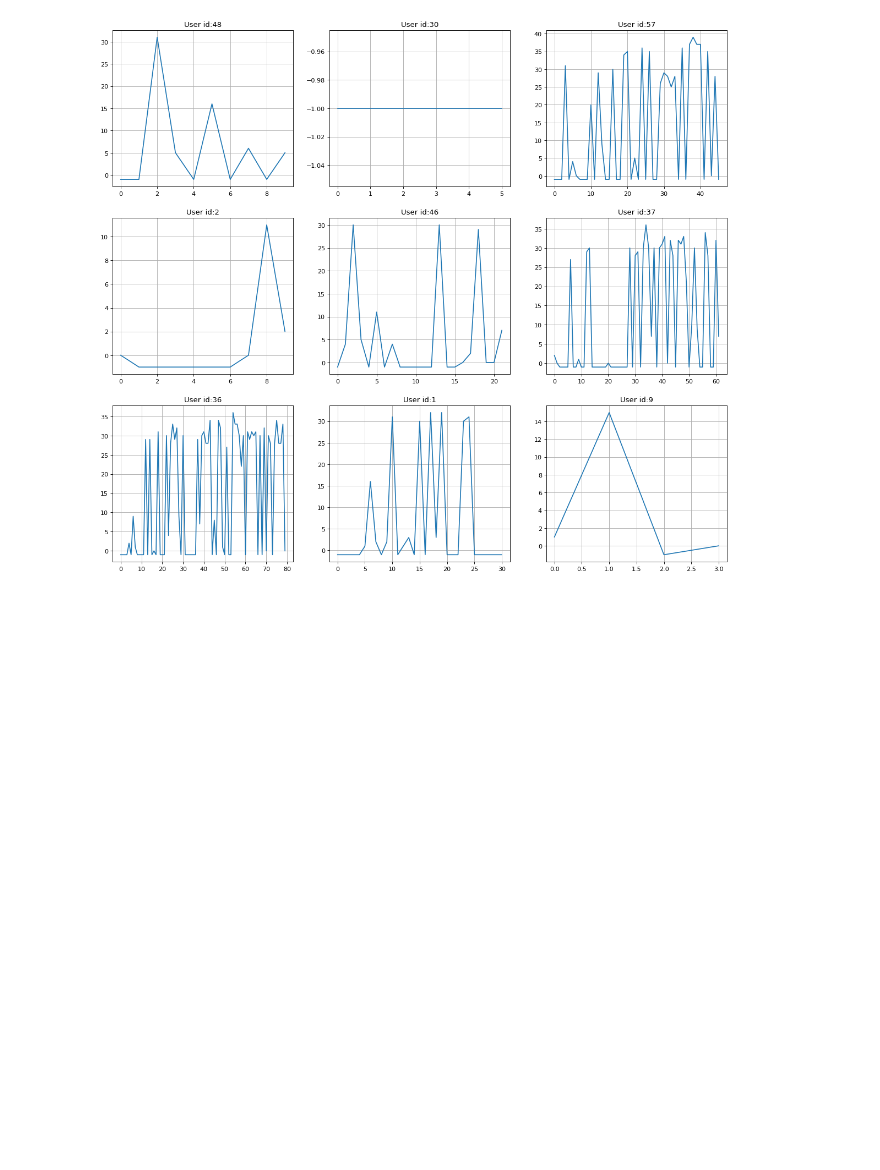
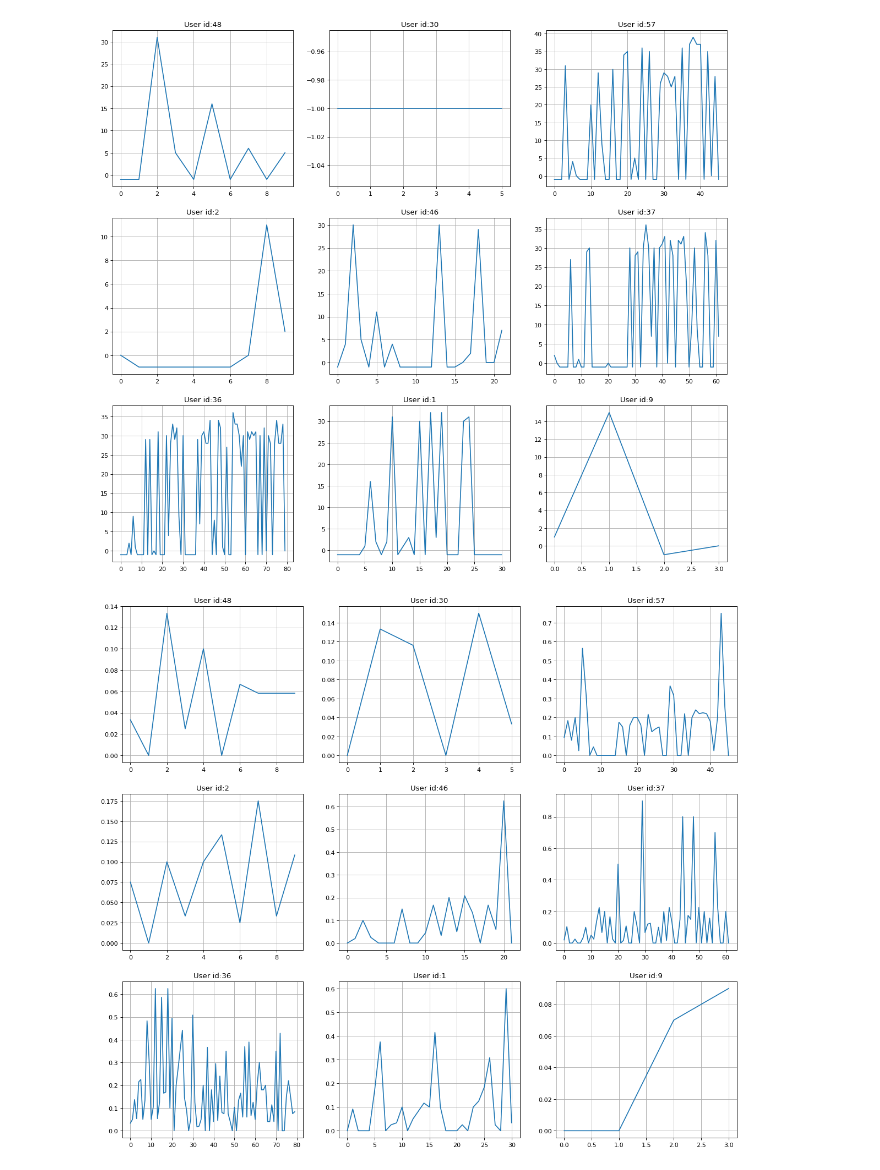
Before and after one commit to kadircet/NeVA, a Jupyter notebook: recommender/recommendation_experiments/Accuracy Testing.ipynb, the cells around one changed output. Drawn from its saved outputs; the diff is of its cells as text; code cells hidden in the pictures; blank space fills up the shorter version.

Commit message:
Perform accuracy testing for tag-similarity approach.

```diff
--- a/recommender/recommendation_experiments/Accuracy Testing.ipynb
+++ b/recommender/recommendation_experiments/Accuracy Testing.ipynb
@@ -70,3 +69,24 @@ for idx, user_id in enumerate(random_batch):
 plt.show()
 # %% [output]
 [figure]
+# %%
+accuracies = {}
+for user_id in user_ids:
+  accuracies[user_id] = utils.MeasureAccuracy(user_id)
+
+number_of_users = 9
+random_batch = user_ids
+shuffle(random_batch)
+random_batch = random_batch[:number_of_users]
+# %%
+plt.figure(figsize=(18, 16), dpi=80)
+
+for idx, user_id in enumerate(random_batch):
+  plt.subplot(331+idx)
+  plt.plot(list(x[1] for x in accuracies[user_id]))
+  plt.grid(True)
+  plt.title('User id:' + str(user_id))
+
+plt.show()
+# %% [output]
+[figure, added]
```
Also changed, not shown: parts of 4 cells of this notebook.
